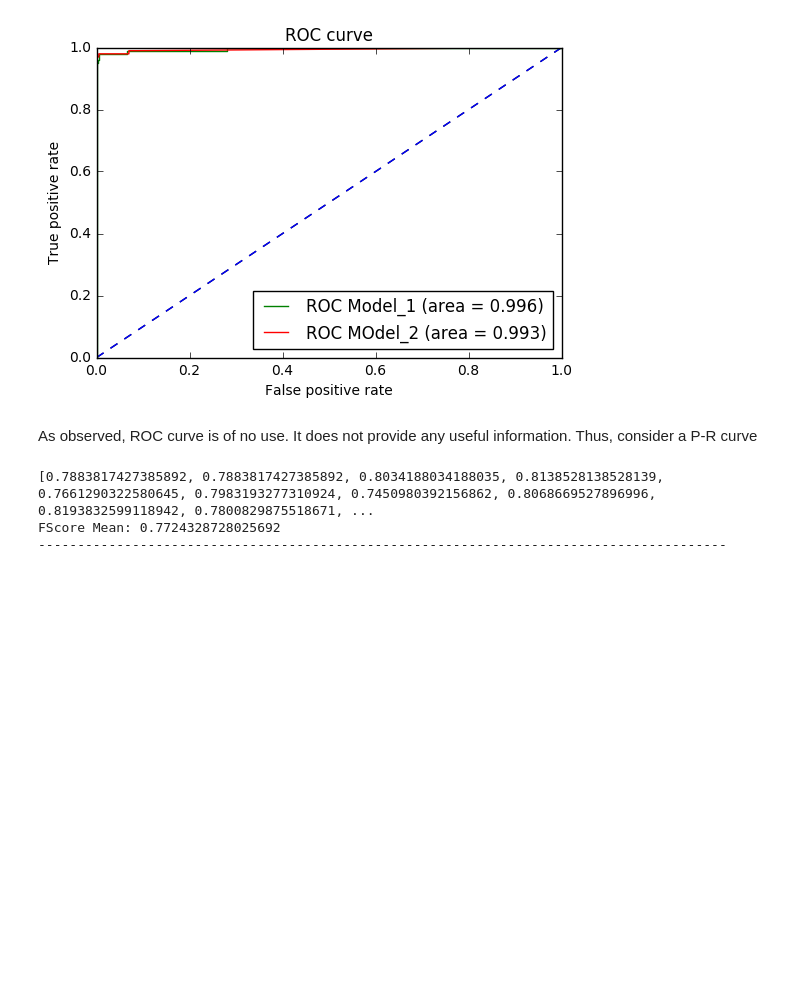
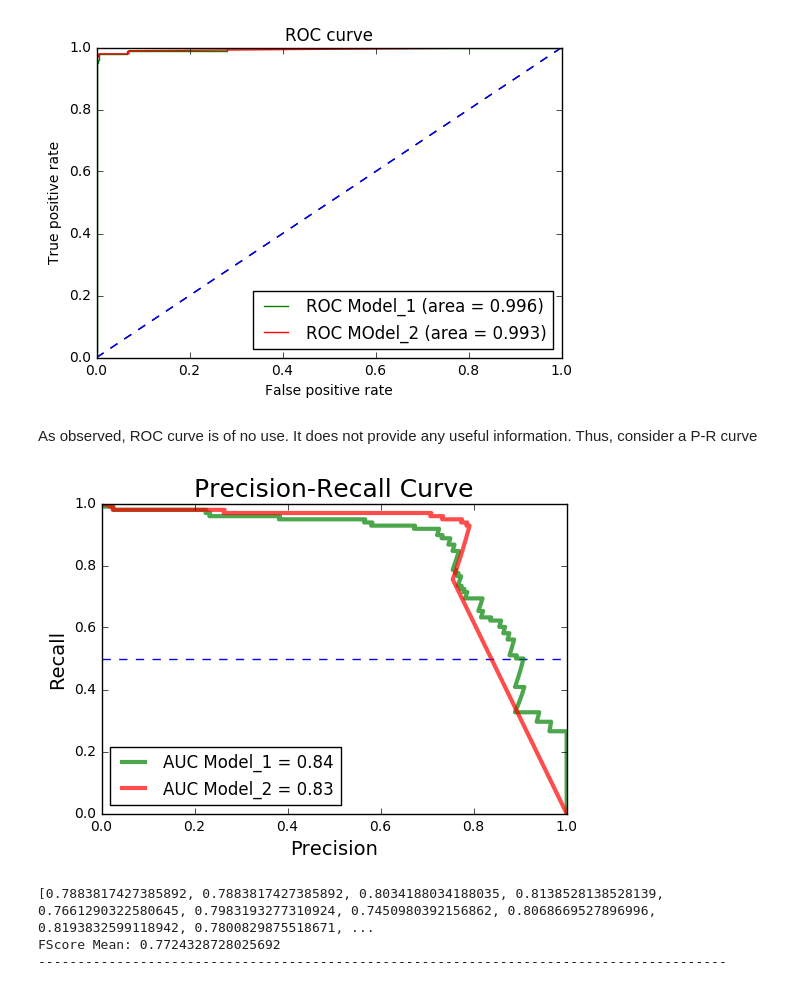
Before and after one commit to whoisusmanali/Credit-Card-Fraud-Detection-using-AI, a Jupyter notebook: credit-card-fraud-detection-using-neural-networks.ipynb, the cells around one changed output. Cells and saved outputs as stored; diff of their text form; code cells hidden in the pictures; blank space fills up the shorter version.

```diff
--- a/credit-card-fraud-detection-using-neural-networks.ipynb
+++ b/credit-card-fraud-detection-using-neural-networks.ipynb
@@ -990,6 +990,26 @@ plt.show()
 [figure]
 # %% [markdown]
 As observed, ROC curve is of no use. It does not provide any useful information. Thus, consider a P-R curve
+# %%
+#Calculating Precision and Recall for various thresholds
+precision_2, recall_2, thresholds_pr_2 = precision_recall_curve(Ytest_arr, Y_pred_prob2)
+
+#Auc for PR curve
+AUC_PRcurve_2= auc(recall_2, precision_2)
+
+plt.figure(1)
+# plot no skill
+plt.plot([0, 1], [0.5, 0.5], linestyle='--')
+#plot PR curve
+plt.plot(precision, recall, label = "AUC Model_1 = {:0.2f}".format(AUC_PRcurve), lw = 3, alpha = 0.7)
+plt.plot(precision_2, recall_2, label = "AUC Model_2 = {:0.2f}".format(AUC_PRcurve_2), lw = 3, alpha = 0.7)
+plt.xlabel('Precision', fontsize = 14)
+plt.ylabel('Recall', fontsize = 14)
+plt.title('Precision-Recall Curve', fontsize = 18)
+plt.legend(loc='best')
+plt.show()
+# %% [output]
+[figure, added]
 # %%
 #Iterating Model-2 with 2 hidden layer for 60 iterations.
 
```
